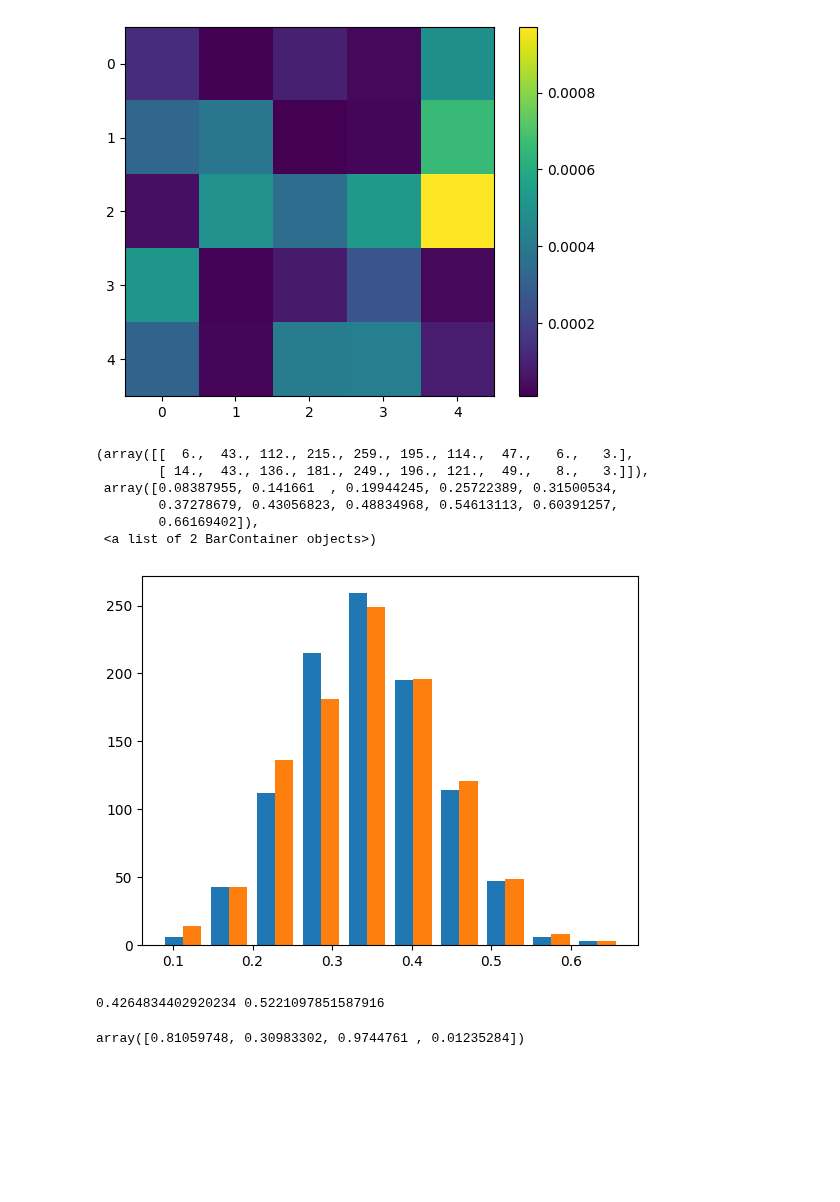
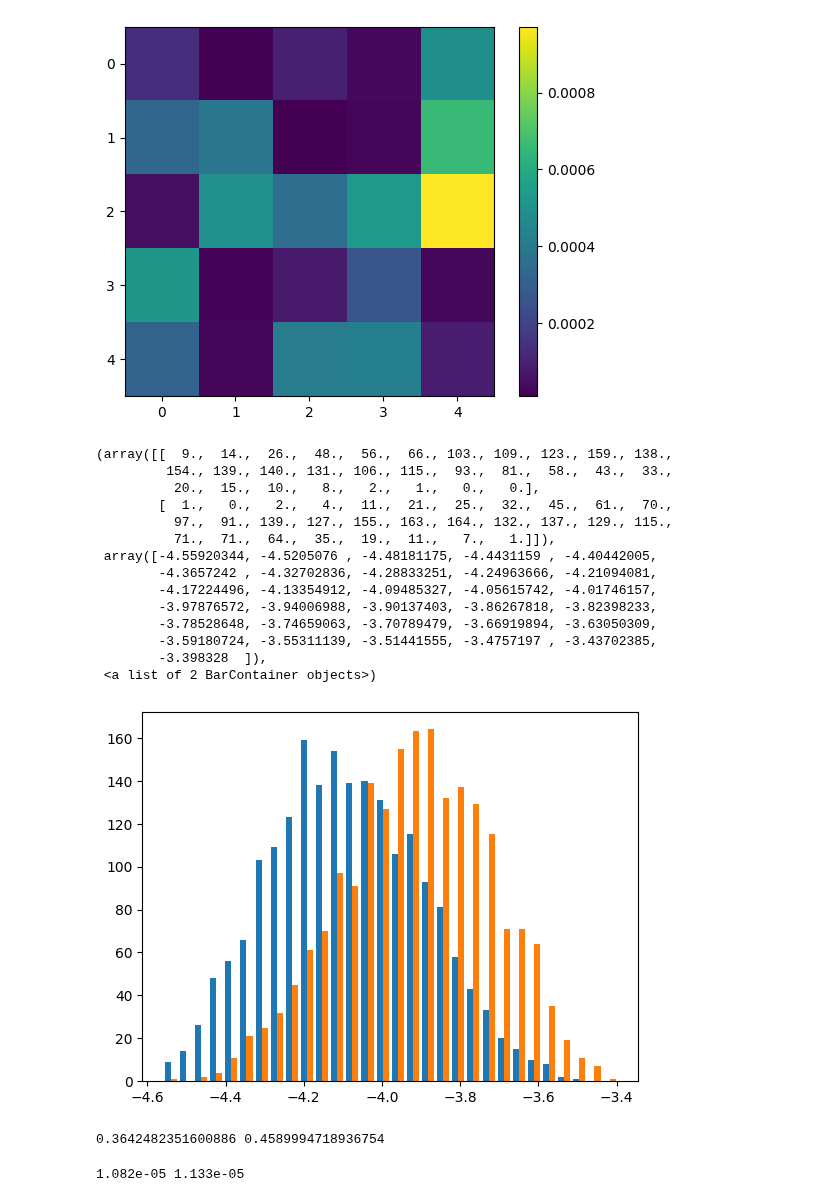
Before and after one commit to randlab/ArchPy, a Jupyter notebook: dev/flow_simulation/upscaling_methods.ipynb, the cells around one changed output. Drawn from its saved outputs; the diff is of its cells as text; code cells hidden in the pictures; blank space fills up the shorter version.

```diff
--- a/dev/flow_simulation/upscaling_methods.ipynb
+++ b/dev/flow_simulation/upscaling_methods.ipynb
@@ -29,7 +29,8 @@ def f(a, direction="x", type="series"):
     if type == "parallel":
         return (v1 + v2) / 2
     elif type == "series":
-        return scipy.stats.hmean([v1, v2], axis=0)
+        # return scipy.stats.hmean([v1, v2], axis=0)
+        return 1 / np.mean(1 / np.array([v1, v2]), axis=0)
 
 def test_f():
 
@@ -201,7 +199,7 @@ plt.colorbar()
 np.random.seed(1312)
 
 # create a 2D field
-nx, ny = 5, 5
+nx, ny = 4, 4
 dx, dy = 1, 1
 x = np.linspace(0, nx-1, nx)
 y = np.linspace(0, ny-1, ny)
@@ -209,8 +207,8 @@ x, y = np.meshgrid(x, y)
 
 l_c = []
 
-for i in range(1000):
-    field = np.random.rand(nx, ny)
-    c_x = find_c(field, direction="x", first_type="series")
-    c_y = find_c(field, direction="y", first_type="series")
-    l_c.append((c_x, c_y))
+for i in range(2000):
+    field = 10**(np.random.rand(nx, ny)*-2 + -3)
+    c_x_min = find_c(field, direction="x", first_type="series")
+    c_x_max = find_c(field, direction="x", first_type="parallel")
+    l_c.append((c_x_min, c_x_max))
@@ -219,20 +215,24 @@ cx, cy = np.array(l_c).T
 # %%
-plt.hist(np.array(l_c))
+plt.hist(np.log10(np.array(l_c)), bins=30)
 # %% [output]
-(array([[  6.,  43., 112., 215., 259., 195., 114.,  47.,   6.,   3.],
-        [ 14.,  43., 136., 181., 249., 196., 121.,  49.,   8.,   3.]]),
- array([0.08387955, 0.141661  , 0.19944245, 0.25722389, 0.31500534,
-        0.37278679, 0.43056823, 0.48834968, 0.54613113, 0.60391257,
-        0.66169402]),
+(array([[  9.,  14.,  26.,  48.,  56.,  66., 103., 109., 123., 159., 138.,
+         154., 139., 140., 131., 106., 115.,  93.,  81.,  58.,  43.,  33.,
+          20.,  15.,  10.,   8.,   2.,   1.,   0.,   0.],
+        [  1.,   0.,   2.,   4.,  11.,  21.,  25.,  32.,  45.,  61.,  70.,
+          97.,  91., 139., 127., 155., 163., 164., 132., 137., 129., 115.,
+          71.,  71.,  64.,  35.,  19.,  11.,   7.,   1.]]),
+ array([-4.55920344, -4.5205076 , -4.48181175, -4.4431159 , -4.40442005,
+        -4.3657242 , -4.32702836, -4.28833251, -4.24963666, -4.21094081,
+        -4.17224496, -4.13354912, -4.09485327, -4.05615742, -4.01746157,
+        -3.97876572, -3.94006988, -3.90137403, -3.86267818, -3.82398233,
+        -3.78528648, -3.74659063, -3.70789479, -3.66919894, -3.63050309,
+        -3.59180724, -3.55311139, -3.51441555, -3.4757197 , -3.43702385,
+        -3.398328  ]),
  <a list of 2 BarContainer objects>)
-[figure, old version]
+[figure, new version]
 # %%
-np.random.seed(4)
+np.random.seed(81)
 a = np.random.rand(4, 4)
 print(find_c(a, direction="x", first_type="series"), find_c(a, direction="x", first_type="parallel"))
 # %% [output]
-0.4264834402920234 0.5221097851587916
+0.3642482351600886 0.4589994718936754
-# %%
-merge(a[0, :], a[1, :], 1, 1)
-# %% [output]
-array([0.81059748, 0.30983302, 0.9744761 , 0.01235284])
@@ -238,0 +277,13 @@ array([0.81059748, 0.30983302, 0.9744761 , 0.01235284])
+# %%
+np.random.seed(1312)
+
+# create a 2D field
+nx, ny = 8, 8
+dx, dy = 1, 1
+
+field = 10**(np.random.rand(nx, ny)*-2 + -4)
+Kxx = simplified_renormalization(field, dx, dy, direction="x")
+Kyy = simplified_renormalization(field, dx, dy, direction="y")
+print(np.round(Kxx, 8), np.round(Kyy, 8))
+# %% [output]
+1.082e-05 1.133e-05
```
Also changed, not shown: parts of 14 cells of this notebook.
